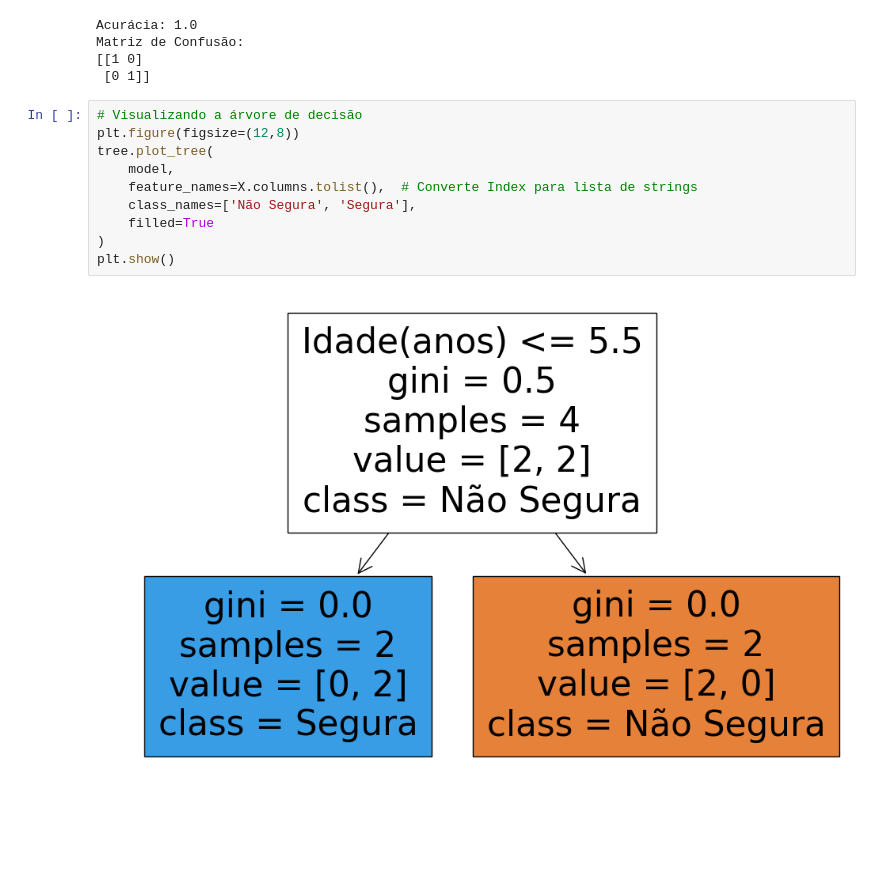
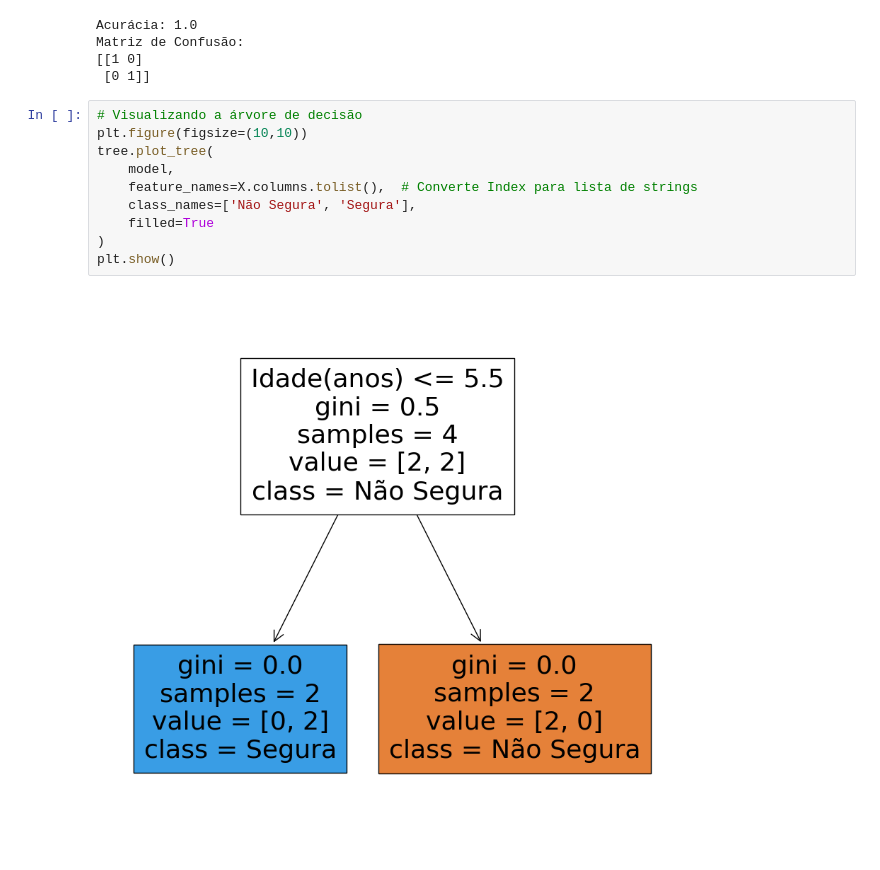
Before and after one commit to LucasSantino/c-digo_IABD_2024, a Jupyter notebook: Aula06_Arvore_de_Decisão/exercicio2.ipynb, the cells around one changed output. Cells and saved outputs as stored; diff of their text form; blank space fills up the shorter version.

```diff
--- a/Aula06_Arvore_de_Decisão/exercicio2.ipynb
+++ b/Aula06_Arvore_de_Decisão/exercicio2.ipynb
@@ -54,13 +54,13 @@ Matriz de Confusão:
  [0 1]]
 # %%
 # Visualizando a árvore de decisão
-plt.figure(figsize=(12,8))
+plt.figure(figsize=(10,10))
 tree.plot_tree(
     model,
     feature_names=X.columns.tolist(),  # Converte Index para lista de strings
     class_names=['Não Segura', 'Segura'],
     filled=True
 )
 plt.show()
 # %% [output]
-[figure, old version]
+[figure, new version]
```
Also changed, not shown: 4 other files.
